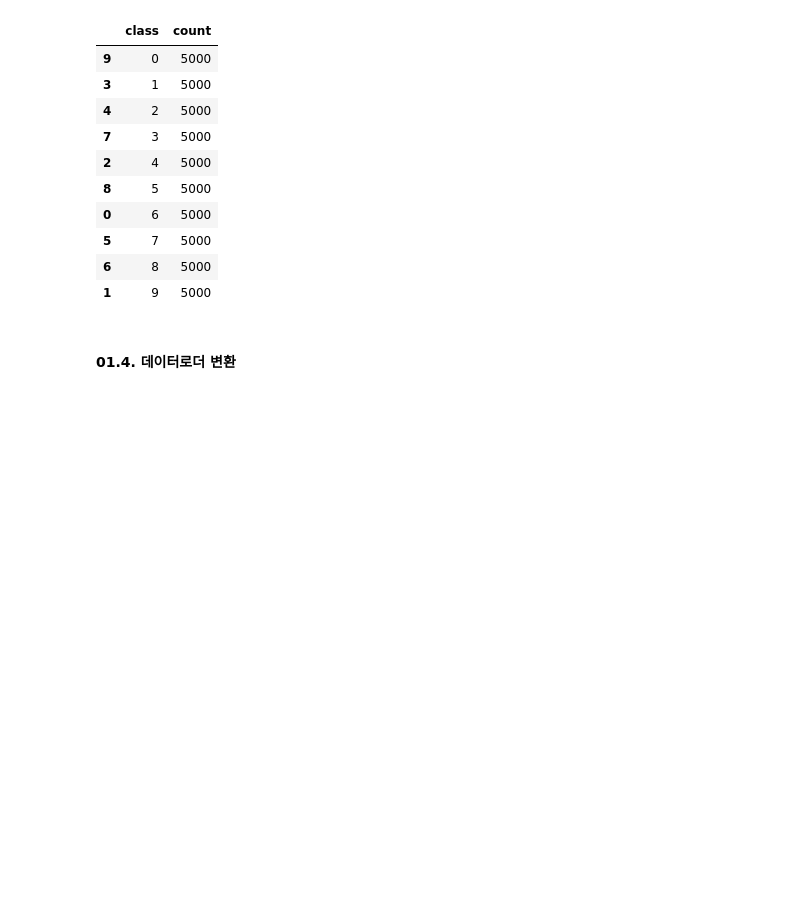
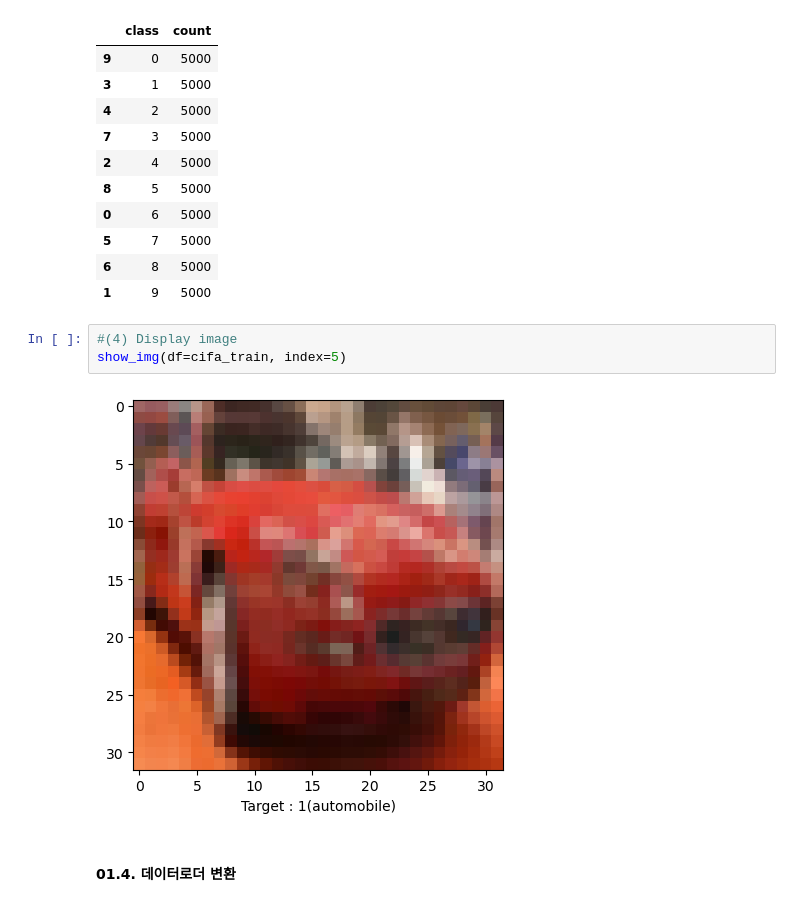
Before and after one commit to sang-he0n/DEEP_LEARNING-practice, a Jupyter notebook: script/CH03. Convolution Neural Network/03.1. CNN.ipynb, the cells around one changed output. Cells and saved outputs as stored; diff of their text form; blank space fills up the shorter version.

```diff
--- a/script/CH03. Convolution Neural Network/03.1. CNN.ipynb
+++ b/script/CH03. Convolution Neural Network/03.1. CNN.ipynb
@@ -154,6 +169,11 @@ pd.DataFrame(data=list(target_freq.items()), columns=['class', 'count']).sort_va
 | 5 | 7 | 5000 |
 | 6 | 8 | 5000 |
 | 1 | 9 | 5000 |
+# %%
+#(4) Display image
+show_img(df=cifa_train, index=5)
+# %% [output]
+[figure, added]
 # %% [markdown]
 #### 01.4. **데이터로더 변환**
 # %%
```
Also changed, not shown: parts of 12 cells of this notebook, 8 other files.
